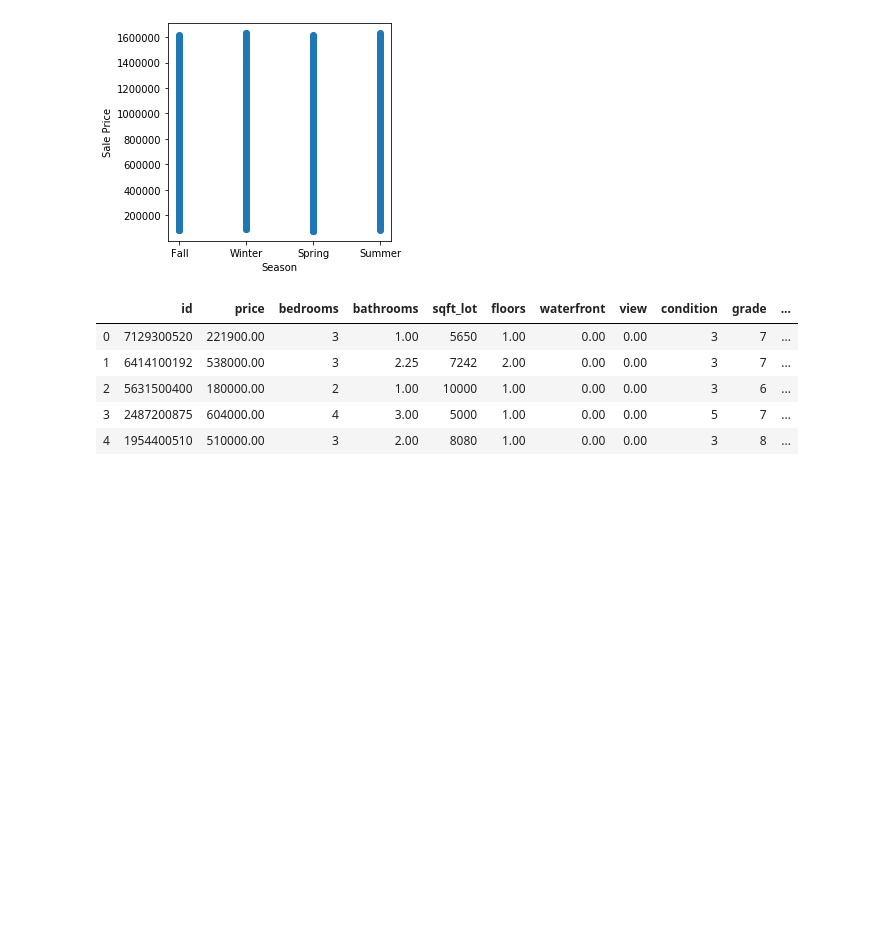
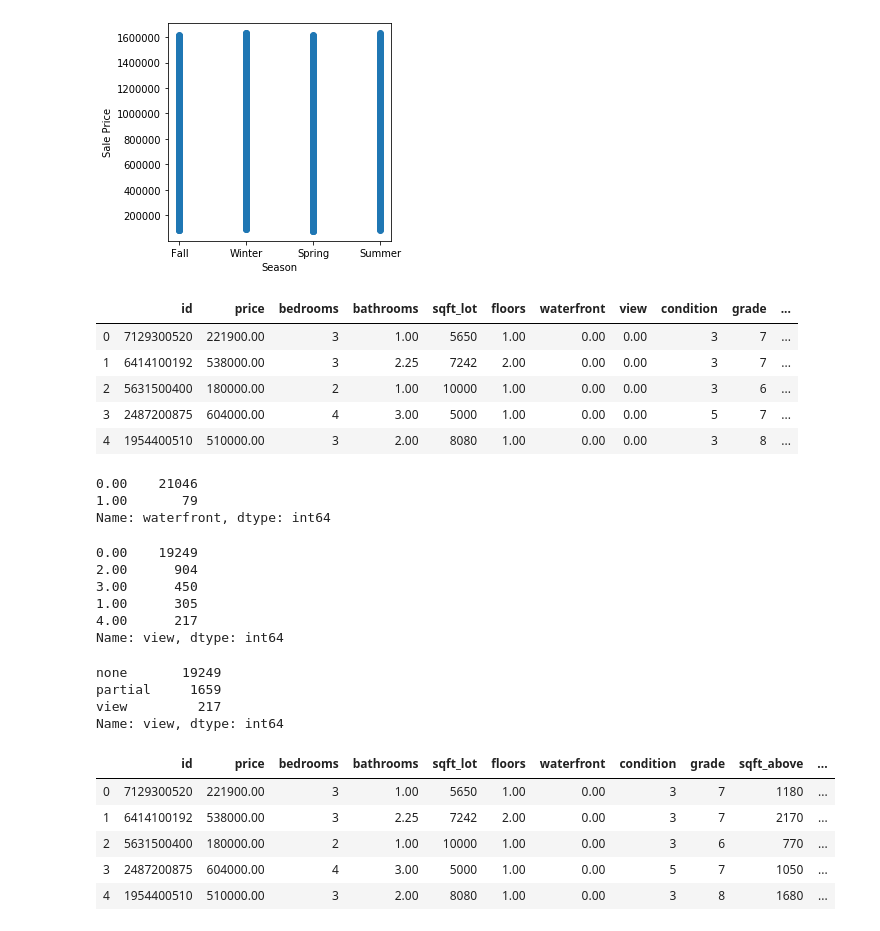
Before and after one commit to TaraRosen/kc_housing_pred, a Jupyter notebook: king_county_housing_predictions.ipynb, the cells around one changed output. Drawn from its saved outputs; the diff is of its cells as text; code cells hidden in the pictures; blank space fills up the shorter version.

Commit message:
feature engineer view

```diff
--- a/king_county_housing_predictions.ipynb
+++ b/king_county_housing_predictions.ipynb
@@ -838,6 +838,47 @@ df.head()
 | 2 | 5631500400 | 180000.00 | 2 | 1.00 | 10000 | 1.00 | 0.00 | 0.00 | 3 | 6 | ... |
 | 3 | 2487200875 | 604000.00 | 4 | 3.00 | 5000 | 1.00 | 0.00 | 0.00 | 5 | 7 | ... |
 | 4 | 1954400510 | 510000.00 | 3 | 2.00 | 8080 | 1.00 | 0.00 | 0.00 | 3 | 8 | ... |
+# %%
+df['waterfront'].value_counts()
+# %% [output]
+0.00    21046
+1.00       79
+Name: waterfront, dtype: int64
+# %%
+df['view'].value_counts()
+# %% [output]
+0.00    19249
+2.00      904
+3.00      450
+1.00      305
+4.00      217
+Name: view, dtype: int64
+# %%
+# convert view feature into no view/partial view/view
+
+df['view'] = df['view'].map({0: 'none', 1: 'partial', 2: 'partial', 3: 'partial', 4: 'view'})
+# %%
+df['view'].value_counts()
+# %% [output]
+none       19249
+partial     1659
+view         217
+Name: view, dtype: int64
+# %%
+# convert view feature into numerical variables by dummying
+view_dummies = pd.get_dummies(df['view'], prefix="view_", drop_first=True)
+# drop original features that are no longer needed
+to_drop = ['view']
+# concatenate view_dummies to dataframe
+df = pd.concat([df.drop(to_drop, axis=1), pd.get_dummies(df['view'])], axis=1)
+df.head()
+# %% [output]
+|  | id | price | bedrooms | bathrooms | sqft_lot | floors | waterfront | condition | grade | sqft_above | ... |
+| 0 | 7129300520 | 221900.00 | 3 | 1.00 | 5650 | 1.00 | 0.00 | 3 | 7 | 1180 | ... |
+| 1 | 6414100192 | 538000.00 | 3 | 2.25 | 7242 | 2.00 | 0.00 | 3 | 7 | 2170 | ... |
+| 2 | 5631500400 | 180000.00 | 2 | 1.00 | 10000 | 1.00 | 0.00 | 3 | 6 | 770 | ... |
+| 3 | 2487200875 | 604000.00 | 4 | 3.00 | 5000 | 1.00 | 0.00 | 5 | 7 | 1050 | ... |
+| 4 | 1954400510 | 510000.00 | 3 | 2.00 | 8080 | 1.00 | 0.00 | 3 | 8 | 1680 | ... |
 # %%
 # looping through all the columns. Needs optimization.
 
```
Also changed, not shown: parts of 1 cell of this notebook.
